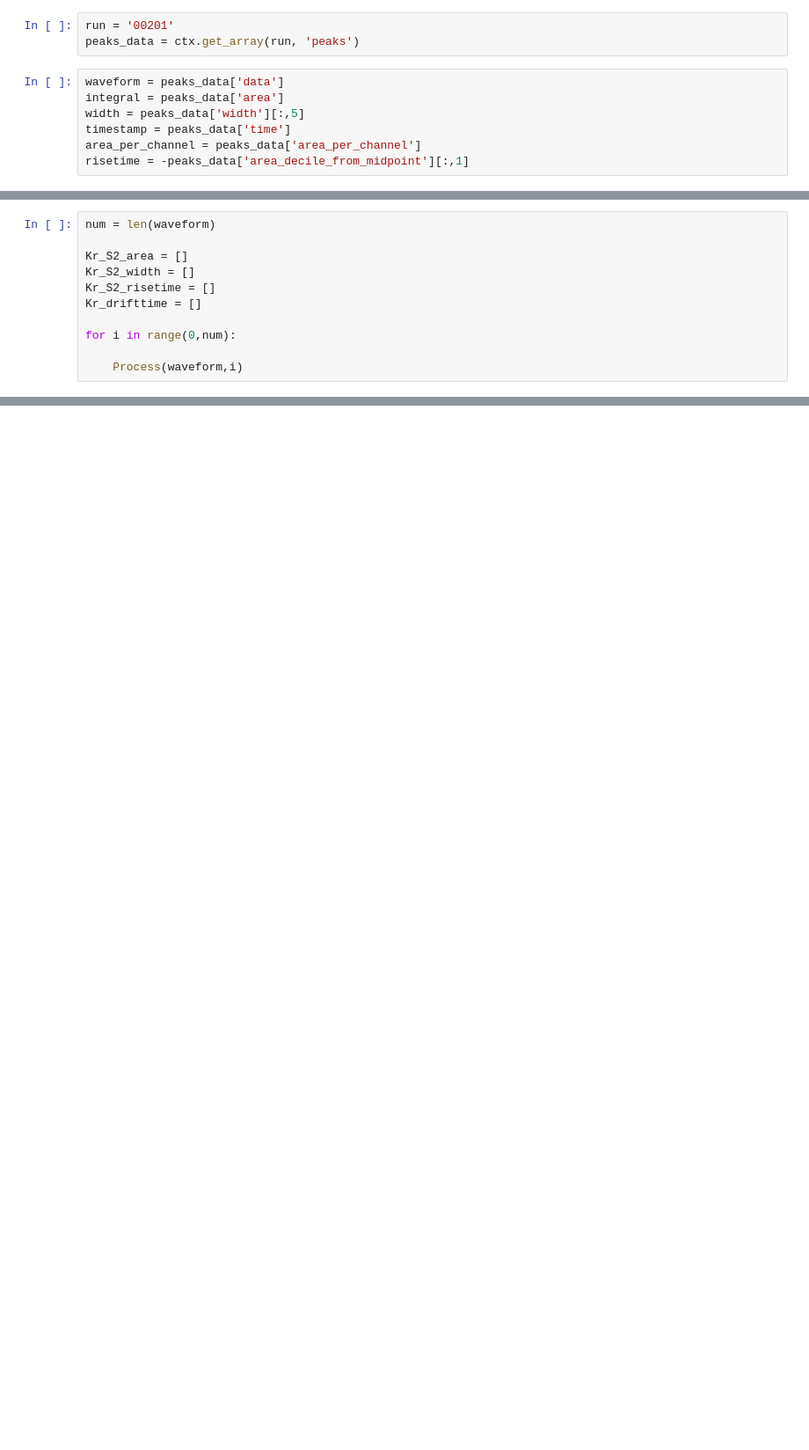
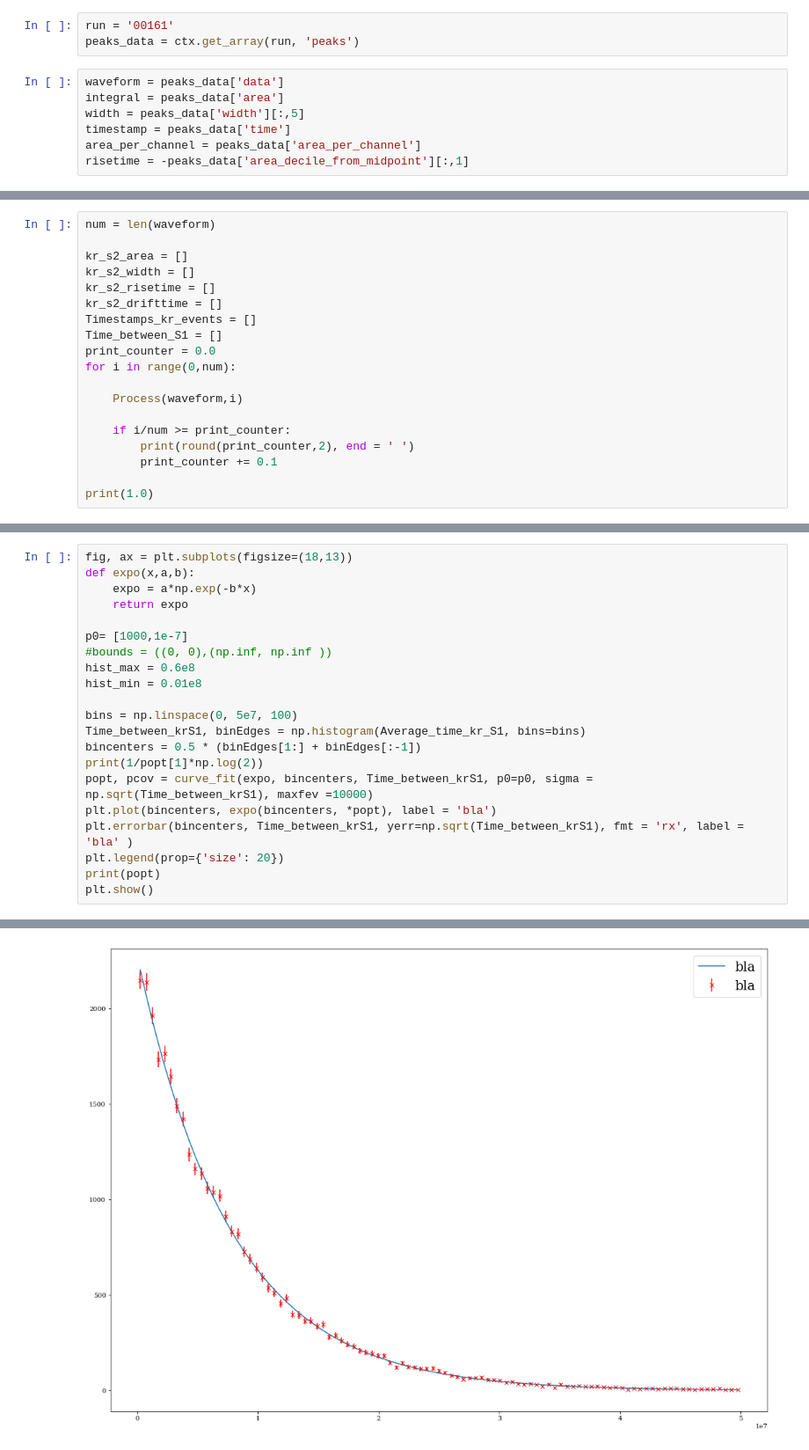
Before and after one commit to AG-Schumann/xebra_scripts, a Jupyter notebook: strax_analysis/S2_drifttime_vs_driftfield.ipynb, the cells around one changed output, grey strips where cells are left out. Shown at 88% size. Saved outputs shown, nothing was run; the diff lists cells and outputs as text; blank space fills up the shorter version.

```diff
--- a/strax_analysis/S2_drifttime_vs_driftfield.ipynb
+++ b/strax_analysis/S2_drifttime_vs_driftfield.ipynb
@@ -17,7 +20,7 @@ import matplotlib.patches as patches
 # %%
 ctx = straxbra.XebraContext()
 # %%
-run = '00201'
+run = '00161'
 peaks_data = ctx.get_array(run, 'peaks')
 # %%
 waveform = peaks_data['data']
@@ -103,11 +82,19 @@ def Process(waveform, i):
 # %%
 num = len(waveform)
 
-Kr_S2_area = []
-Kr_S2_width = []
-Kr_S2_risetime = []
-Kr_drifttime = []
-
+kr_s2_area = []
+kr_s2_width = []
+kr_s2_risetime = []
+kr_s2_drifttime = []
+Timestamps_kr_events = []
+Time_between_S1 = []
+print_counter = 0.0
 for i in range(0,num):
 
     Process(waveform,i)
+
+    if i/num >= print_counter:
+        print(round(print_counter,2), end = ' ')
+        print_counter += 0.1
+
+print(1.0)
@@ -150,0 +254,22 @@ drifttime is then:  53181.818181818184 +/-  328.2828282828283
+# %%
+fig, ax = plt.subplots(figsize=(18,13))
+def expo(x,a,b):
+    expo = a*np.exp(-b*x)
+    return expo
+
+p0= [1000,1e-7]
+#bounds = ((0, 0),(np.inf, np.inf ))
+hist_max = 0.6e8
+hist_min = 0.01e8
+
+bins = np.linspace(0, 5e7, 100)
+Time_between_krS1, binEdges = np.histogram(Average_time_kr_S1, bins=bins)
+bincenters = 0.5 * (binEdges[1:] + binEdges[:-1])
+print(1/popt[1]*np.log(2))
+popt, pcov = curve_fit(expo, bincenters, Time_between_krS1, p0=p0, sigma = np.sqrt(Time_between_krS1), maxfev =10000)
+plt.plot(bincenters, expo(bincenters, *popt), label = 'bla')
+plt.errorbar(bincenters, Time_between_krS1, yerr=np.sqrt(Time_between_krS1), fmt = 'rx', label = 'bla' )
+plt.legend(prop={'size': 20})
+print(popt)
+plt.show()
+# %% [output]
@@ -150,0 +278 @@ drifttime is then:  53181.818181818184 +/-  328.2828282828283
+[figure, added]
```
Also changed, not shown: parts of 17 cells of this notebook, 7 other files.
